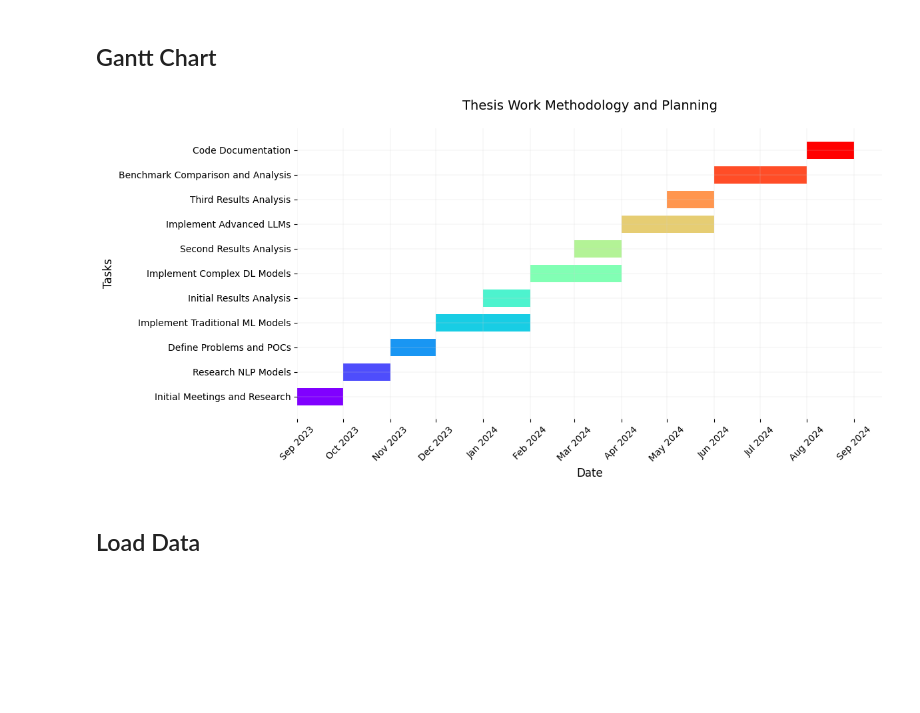
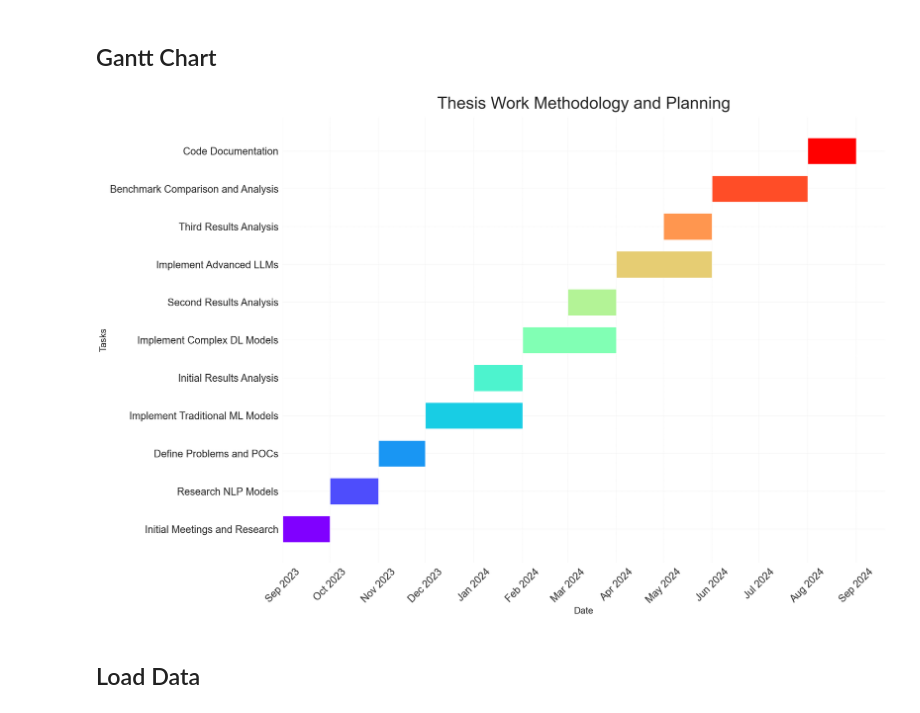
Before and after one commit to jorgegarcelan/HS-Detection-SeAcabo, a Jupyter notebook: MachineLearning/EDA.ipynb, the cells around one changed output. Drawn from its saved outputs; the diff is of its cells as text; code cells hidden in the pictures; blank space fills up the shorter version.

Commit message:
update language plot, gantt chart, and added naive models simulation

```diff
--- a/MachineLearning/EDA.ipynb
+++ b/MachineLearning/EDA.ipynb
@@ -23,0 +245,14 @@ from collections import Counter
+# %%
+# Print results for Majority Classifier
+print("Majority Classifier:")
+print(f"Mean Accuracy: {mean_acc_majority:.3f}, Std Dev Accuracy: {std_acc_majority:.3f}")
+for cls in classes:
+    print(f"Mean F1-Score ({cls}): {mean_f1_majority[cls]:.3f}, Std Dev F1-Score ({cls}): {std_f1_majority[cls]:.3f}")
+print(f"Weighted Average F1-Score: {mean_weighted_f1_majority:.3f}, Std Dev Weighted F1-Score: {std_weighted_f1_majority:.3f}")
+
+# Print results for Random Classifier
+print("\nRandom Classifier:")
+print(f"Mean Accuracy: {mean_acc_random:.3f}, Std Dev Accuracy: {std_acc_random:.3f}")
+for cls in classes:
+    print(f"Mean F1-Score ({cls}): {mean_f1_random[cls]:.3f}, Std Dev F1-Score ({cls}): {std_f1_random[cls]:.3f}")
+print(f"Weighted Average F1-Score: {mean_weighted_f1_random:.3f}, Std Dev Weighted F1-Score: {std_weighted_f1_random:.3f}")
@@ -46,42 +420,47 @@ data = {
 df = pd.DataFrame(data)
 
 # Sort tasks by the start date
 df.sort_values(by='Start', inplace=True)
 
 # Plot the Gantt chart
-fig, ax = plt.subplots(figsize=(12, 6))
+fig, ax = plt.subplots(figsize=(24, 16))
 
 # Create a bar for each task using a more muted color palette
 colors = plt.cm.rainbow(np.linspace(0, 1, len(df['Task'])))
 for i, (task, start, end) in enumerate(zip(df['Task'], df['Start'], df['End'])):
-    ax.barh(i, date2num(end) - date2num(start), left=date2num(start), color=colors[i], height=0.7)
+    ax.barh(i, date2num(end) - date2num(start), left=date2num(start), color=colors[i], height=0.7, zorder=3)
 
 # Set the yticks and labels
 ax.set_yticks(np.arange(len(df['Task'])))
-ax.set_yticklabels(df['Task'], fontsize=10)
+ax.set_yticklabels(df['Task'], fontsize=22)
 
 # Format the date axis
 ax.xaxis.set_major_locator(mdates.MonthLocator())
 ax.xaxis.set_major_formatter(mdates.DateFormatter("%b %Y"))
-plt.xticks(rotation=45, fontsize=10)
+plt.xticks(rotation=45, fontsize=22)
 
 # Minimalist gridlines
-ax.grid(True, which='major', linestyle='-', linewidth=0.2, color='lightgray')
+ax.grid(True, which='major', linestyle='--', linewidth=0.3, color='lightgray', zorder=1)
 ax.grid(False, which='minor')
 
 # Remove spines to make it more minimalistic
 for spine in ax.spines.values():
     spine.set_visible(False)
 
 # Set labels and title
-plt.xlabel('Date', fontsize=12)
-plt.ylabel('Tasks', fontsize=12)
-plt.title('Thesis Work Methodology and Planning', fontsize=14, pad=20)
+plt.xlabel('Date', fontsize=20)
+plt.ylabel('Tasks', fontsize=20)
+plt.title('Thesis Work Methodology and Planning', fontsize=36, pad=20)
 
 plt.tight_layout()
+
+# Save the plot as a PDF file
+plt.savefig("../../../IMAGES/work_methodology-planning.pdf", format='pdf')
+
+
 plt.show()
 # %% [output]
-[figure, old version]
+[figure, new version]
 # %% [markdown]
 ## Load Data
 # %%
```
Also changed, not shown: parts of 23 cells of this notebook.
